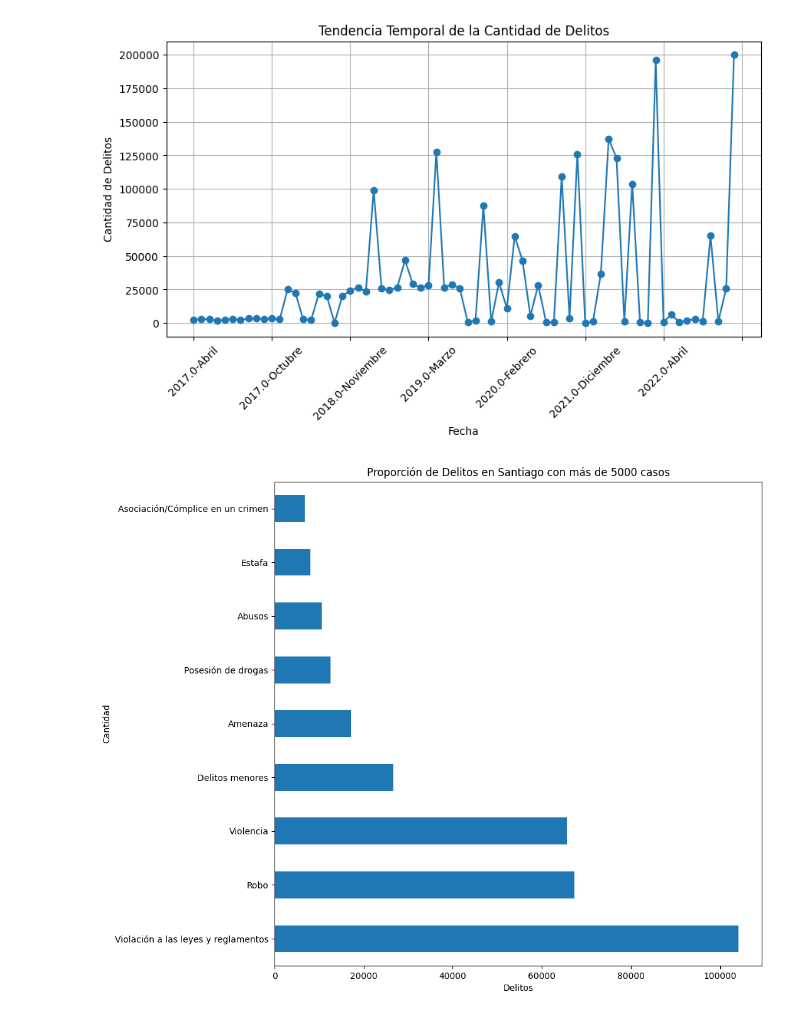
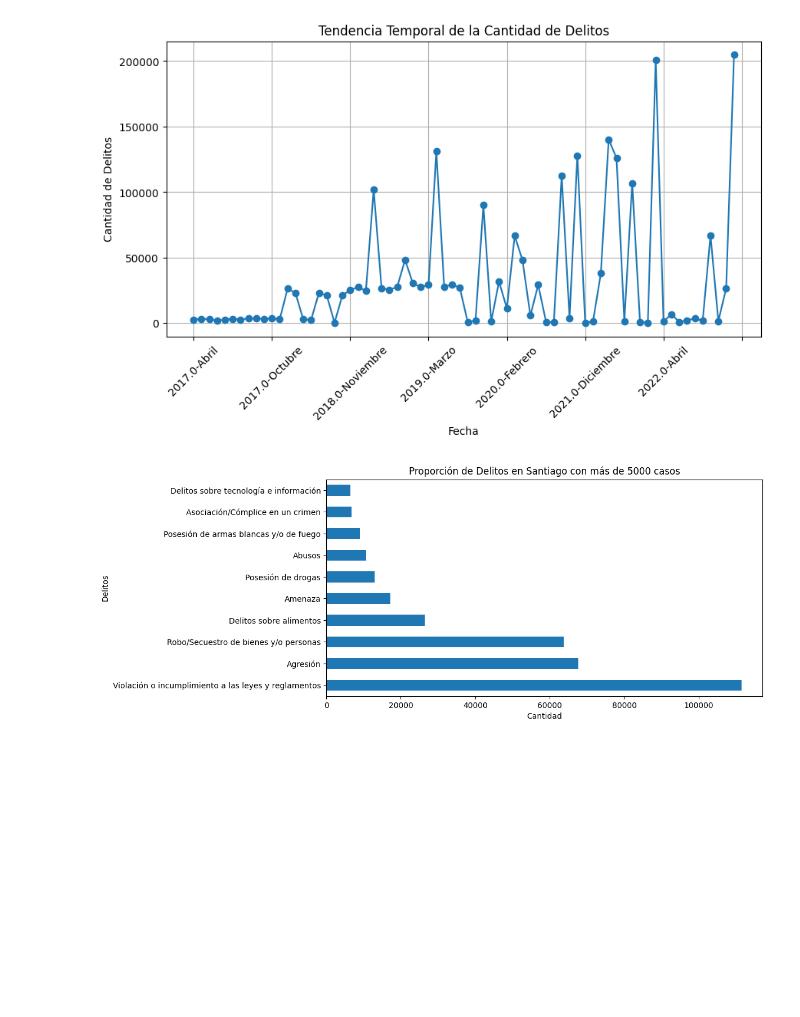
Before and after one commit to Eliaspablo2/MOSSAD_SAMSUNG_PF, a Jupyter notebook: delincuencia_rd.ipynb, the cells around one changed output. Cells and saved outputs as stored; diff of their text form; code cells hidden in the pictures; blank space fills up the shorter version.

```diff
--- a/delincuencia_rd.ipynb
+++ b/delincuencia_rd.ipynb
@@ -7,5 +5,6 @@ listColumnas = []
 # %%
 df = pd.read_csv("Estadísticas de Casos Sometidos.csv")
-# df = pd.read_excel("Estadísticas de Casos Sometidos.xlsx")
-# df.drop(columns='Delito|Provincia|Cantidad|Mes|Año')
+
+df['Cantidad'] = pd.to_numeric(df['Cantidad'], errors='coerce')
+df = df.dropna(subset=['Cantidad'])
 # %%
@@ -178,8 +92,8 @@ ajustesGraficos(df_grafico, "Provincia", umbral_delitos, (10, 5), 'bar', titulo,
 # Gráfico de líneas:
 # Tendencia temporal de la cantidad de delitos
 plt.figure(figsize=(10, 5))
-df_grafico['Fecha'] = df_grafico['Año'].astype(str) + '-' + df_grafico['Mes']
-df_grafico.groupby('Fecha')['Cantidad'].sum().plot(kind='line', marker='o')
+df['Fecha'] = df['Año'].astype(str) + '-' + df['Mes']
+df.groupby('Fecha')['Cantidad'].sum().plot(kind='line', marker='o')
 plt.grid(True)
 plt.title('Tendencia Temporal de la Cantidad de Delitos')
 plt.xlabel('Fecha')
@@ -187,9 +101,9 @@ plt.ylabel('Cantidad de Delitos')
 plt.xticks(rotation=45)
 plt.show()
 # %% [output]
-[figure, old version]
+[figure, new version]
 # %%
-graficarDelitosProvincias(df_grafico, "Santiago", 5000, (10, 10), 'barh', "Delitos", "Cantidad")
+graficarDelitosProvincias(df, "Santiago", 5000, (10, 5), 'barh', "Cantidad", "Delitos")
 # %% [output]
-[figure, old version]
+[figure, new version]
 # %%
```
Also changed, not shown: parts of 12 cells of this notebook.
